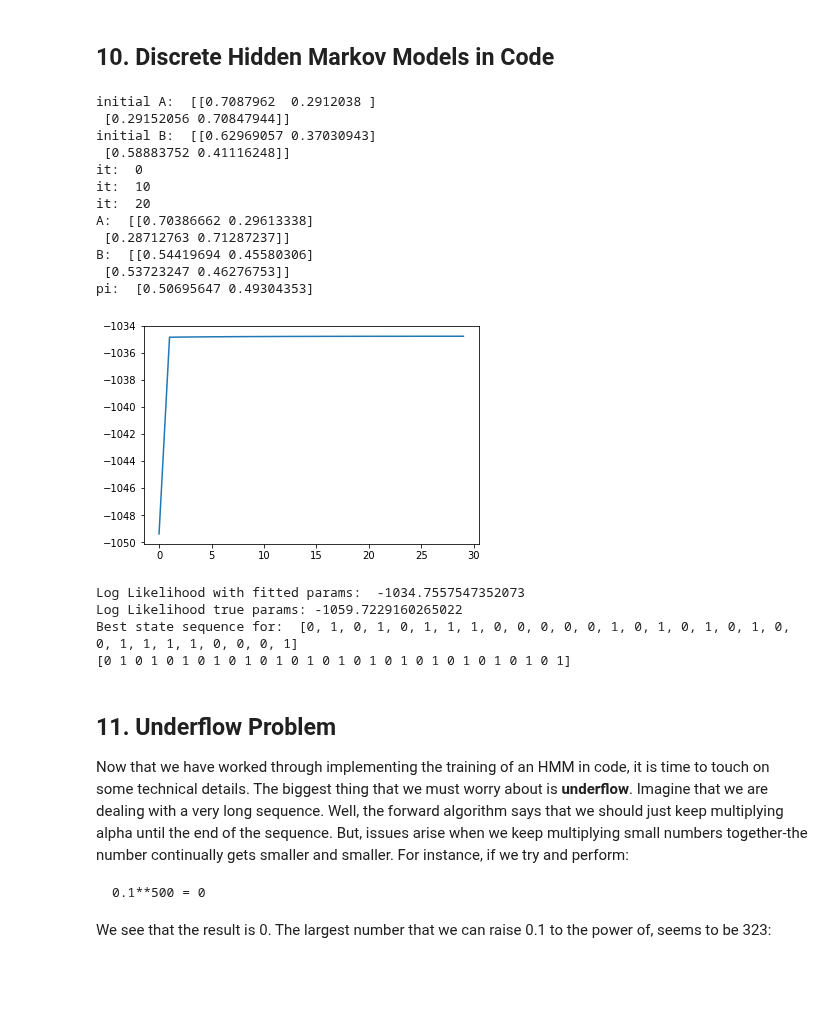
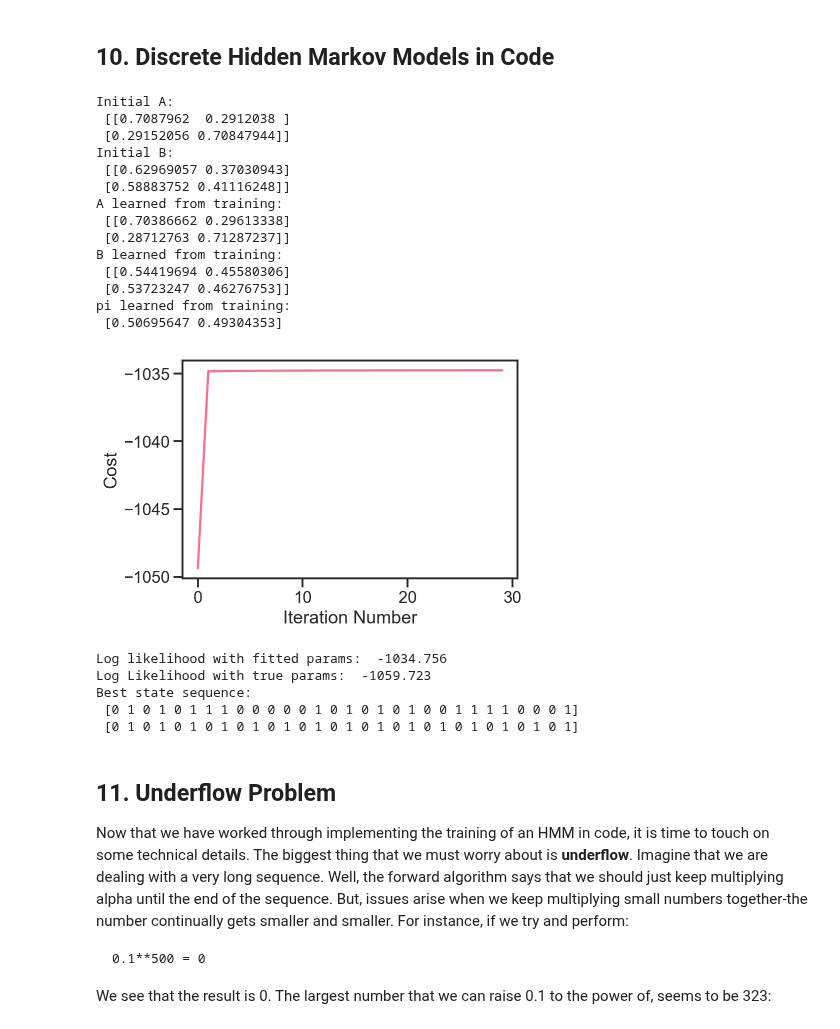
Before and after one commit to NathanielDake/intuitiveml, a Jupyter notebook: Machine_Learning/05-Hidden_Markov_Models-04-Hidden-Markov-Models-Hidden-Markov-Models-Discrete-Observations.ipynb, the cells around one changed output. Saved outputs shown, nothing was run; the diff lists cells and outputs as text; code cells hidden in the pictures; blank space fills up the shorter version.

```diff
--- a/Machine_Learning/05-Hidden_Markov_Models-04-Hidden-Markov-Models-Hidden-Markov-Models-Discrete-Observations.ipynb
+++ b/Machine_Learning/05-Hidden_Markov_Models-04-Hidden-Markov-Models-Hidden-Markov-Models-Discrete-Observations.ipynb
@@ -736,9 +736,12 @@ Note that just like the regular markov model, you first randomly choose the stat
 # %%
 import numpy as np
 import matplotlib.pyplot as plt
+import seaborn as sns
+
+%matplotlib inline
+%config InlineBackend.figure_format = 'retina'
+
+sns.set(style="white", palette="husl")
+sns.set_context("talk")
+sns.set_style("ticks")
-# %%
-def random_normalized(d1, d2):
-  """Create random Markov Matrix, d1xd2."""
-  x = np.random.random((d1, d2))
-  return x / x.sum(axis=1, keepdims=True) # Ensure all rows sum to one
 # %%
@@ -916,23 +939,28 @@ def fit_coin():
-# %%
-fit_coin()
-# %% [output]
-initial A:  [[0.7087962  0.2912038 ]
- [0.29152056 0.70847944]]
-initial B:  [[0.62969057 0.37030943]
- [0.58883752 0.41116248]]
-it:  0
-it:  10
-it:  20
-A:  [[0.70386662 0.29613338]
- [0.28712763 0.71287237]]
-B:  [[0.54419694 0.45580306]
- [0.53723247 0.46276753]]
-pi:  [0.50695647 0.49304353]
-[figure, removed]
-Log Likelihood with fitted params:  -1034.7557547352073
-Log Likelihood true params: -1059.7229160265022
-Best state sequence for:  [0, 1, 0, 1, 0, 1, 1, 1, 0, 0, 0, 0, 0, 1, 0, 1, 0, 1, 0, 1, 0, 0, 1, 1, 1, 1, 0, 0, 0, 1]
-[0 1 0 1 0 1 0 1 0 1 0 1 0 1 0 1 0 1 0 1 0 1 0 1 0 1 0 1 0 1]
+# %%
+if __name__ == "__main__":
+    key = "coin_data.txt"
+    fit_coin(key)
+# %% [output]
+Initial A:
+ [[0.7087962  0.2912038 ]
+ [0.29152056 0.70847944]]
+Initial B:
+ [[0.62969057 0.37030943]
+ [0.58883752 0.41116248]]
+A learned from training:
+ [[0.70386662 0.29613338]
+ [0.28712763 0.71287237]]
+B learned from training:
+ [[0.54419694 0.45580306]
+ [0.53723247 0.46276753]]
+pi learned from training:
+ [0.50695647 0.49304353]
+[figure, added]
+Log likelihood with fitted params:  -1034.756
+Log Likelihood with true params:  -1059.723
+Best state sequence:
+ [0 1 0 1 0 1 1 1 0 0 0 0 0 1 0 1 0 1 0 1 0 0 1 1 1 1 0 0 0 1]
+ [0 1 0 1 0 1 0 1 0 1 0 1 0 1 0 1 0 1 0 1 0 1 0 1 0 1 0 1 0 1]
 # %% [markdown]
 ## 11. Underflow Problem
 Now that we have worked through implementing the training of an HMM in code, it is time to touch on some technical details. The biggest thing that we must worry about is **underflow**. Imagine that we are dealing with a very long sequence. Well, the forward algorithm says that we should just keep multiplying alpha until the end of the sequence. But, issues arise when we keep multiplying small numbers together-the number continually gets smaller and smaller. For instance, if we try and perform:
```
Also changed, not shown: parts of 3 cells of this notebook, 1 other file.
